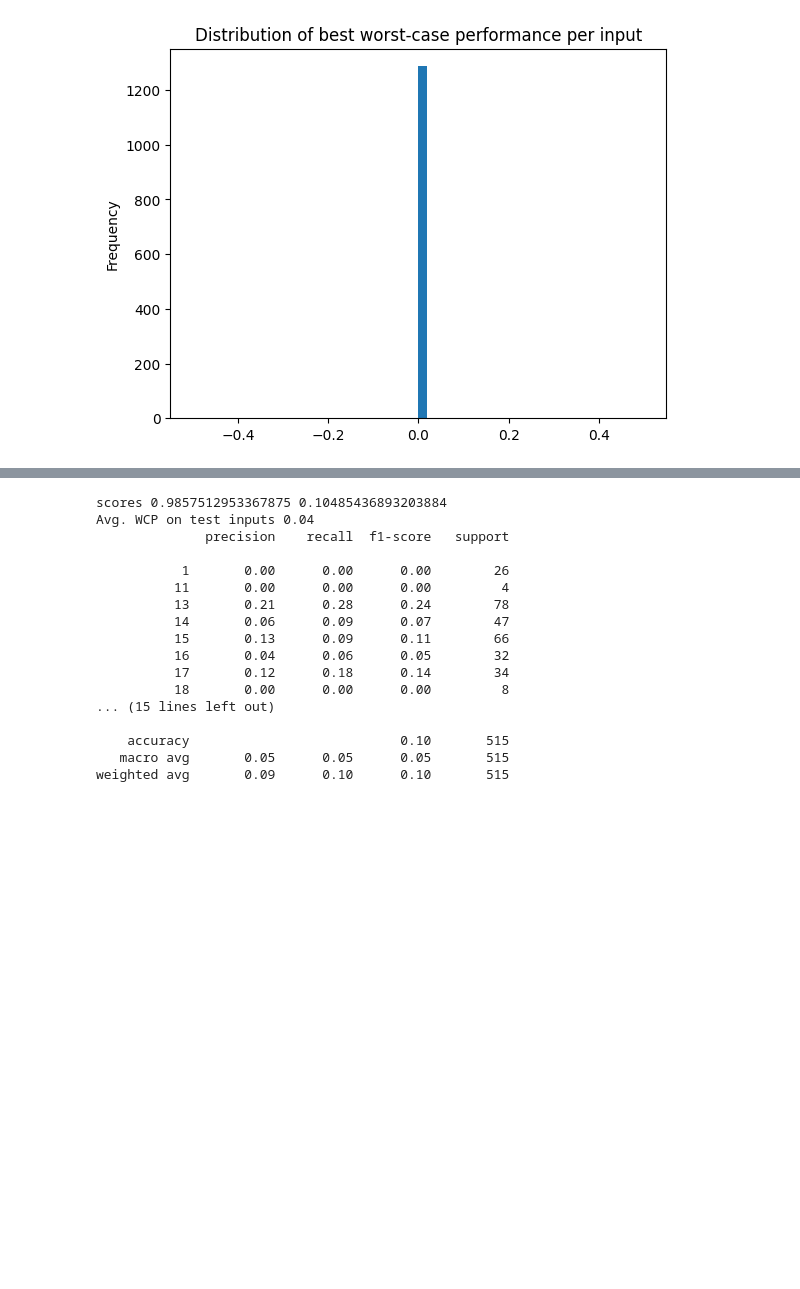
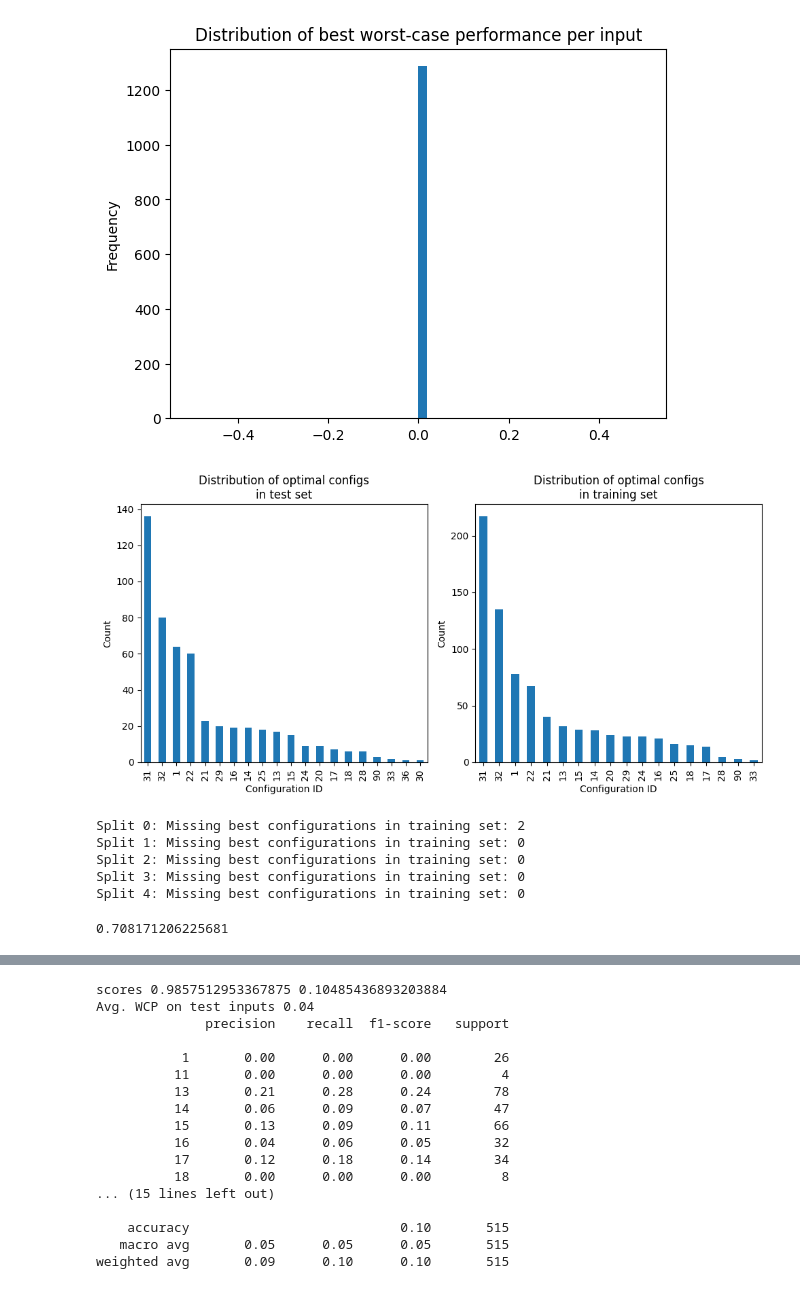
Before and after one commit to simula-vias/partial-configuration, a Jupyter notebook: src/worst_case_performance.ipynb, the cells around one changed output, grey strips where cells are left out. Saved outputs shown, nothing was run; the diff lists cells and outputs as text; code cells hidden in the pictures; blank space fills up the shorter version.

```diff
--- a/src/worst_case_performance.ipynb
+++ b/src/worst_case_performance.ipynb
@@ -208,3 +208,71 @@ plt.show()
 # %% [output]
 shapes (772, 21) (772,) (515, 21) (515,)
 [figure]
+# %%
+# Count how often each configuration in training set is optimal for test inputs
+test_best_configs = test_perf["configurationID"].value_counts()
+train_best_configs = train_perf["configurationID"].value_counts()
+
+plt.figure(figsize=(10,5))
+plt.subplot(121)
+test_best_configs.plot.bar()
+plt.title("Distribution of optimal configs\nin test set")
+plt.xlabel("Configuration ID")
+plt.ylabel("Count")
+
+plt.subplot(122)
+train_best_configs.plot.bar()
+plt.title("Distribution of optimal configs\nin training set")
+plt.xlabel("Configuration ID")
+plt.ylabel("Count")
+
+plt.tight_layout()
+plt.show()
+# %% [output]
+[figure, added]
+# %%
+# Analysis: Are the best configurations in our labels?
+
+from sklearn.model_selection import KFold
+
+splits = 5
+kf_inp = KFold(n_splits=splits, random_state=random_state, shuffle=True)
+
+inputnames = perf_matrix["inputname"].unique()
+
+## Baselines
+for split_idx, (train_inp_idx, test_inp_idx) in enumerate(
+    kf_inp.split(inputnames)
+):
+    train_inp = sorted(inputnames[train_inp_idx])
+    test_inp = sorted(inputnames[test_inp_idx])
+    train_perf = dataset[dataset.inputname.isin(train_inp)]
+    test_perf = dataset[dataset.inputname.isin(test_inp)]
+
+    best_cfg_id_overall = (  # noqa: F841
+        train_perf[["configurationID", "worst_case_performance"]]
+        .groupby("configurationID")
+        .mean()
+        .idxmin()
+        .item()
+    )
+
+    test_best_configs = test_perf["configurationID"].value_counts()
+    train_best_configs = train_perf["configurationID"].value_counts()
+    # This is for how many test inputs we do not have the best configuration in the training set
+    print(f"Split {split_idx}: Missing best configurations in training set:", test_best_configs[list(set(test_perf["configurationID"].unique()) - set(train_perf["configurationID"].unique()))].sum())
+# %% [output]
+Split 0: Missing best configurations in training set: 2
+Split 1: Missing best configurations in training set: 0
+Split 2: Missing best configurations in training set: 0
+Split 3: Missing best configurations in training set: 0
+Split 4: Missing best configurations in training set: 0
+# %%
+clf = DecisionTreeClassifier(max_depth=8)
+X_all = np.concatenate((X, X_test, X_test))
+y_all = np.concatenate((y, y_test, y_test))
+# y_all[-10:] += 1
+clf.fit(X_all, y_all)
+clf.score(X_test, y_test)
+# %% [output]
+0.708171206225681
```
Also changed, not shown: parts of 15 cells of this notebook, 3 other files.
